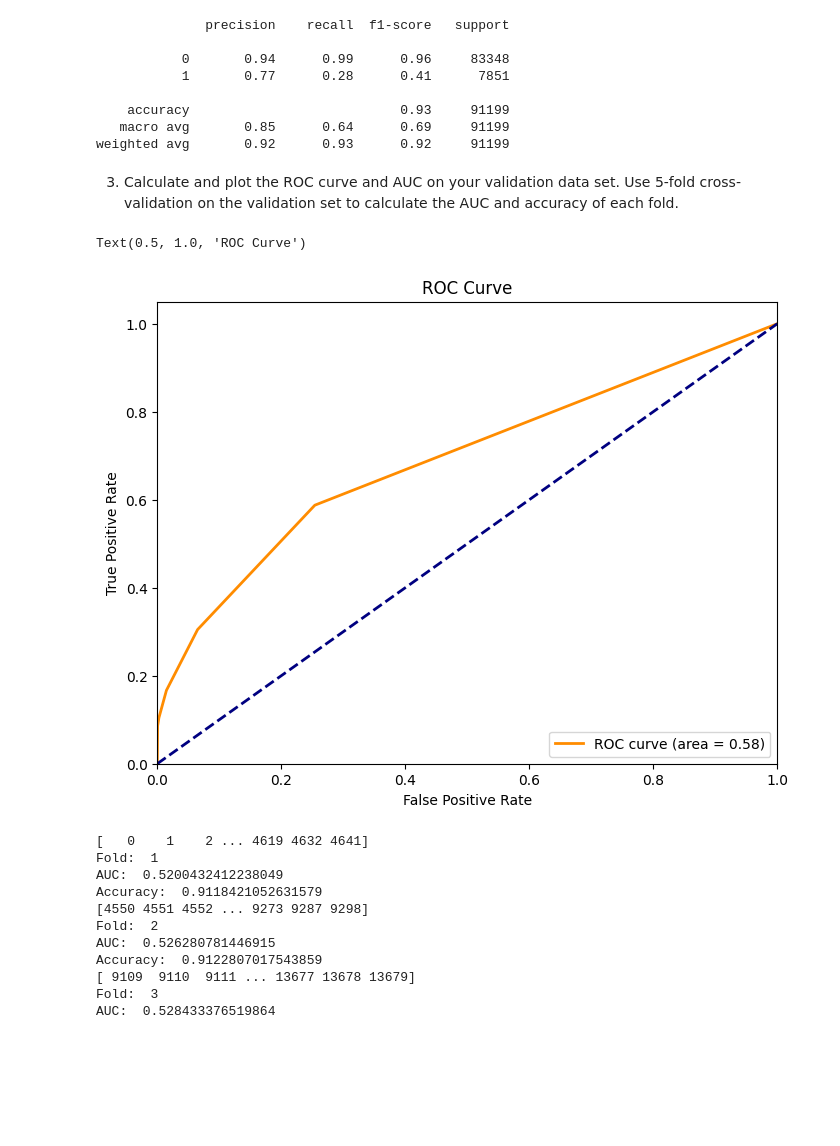
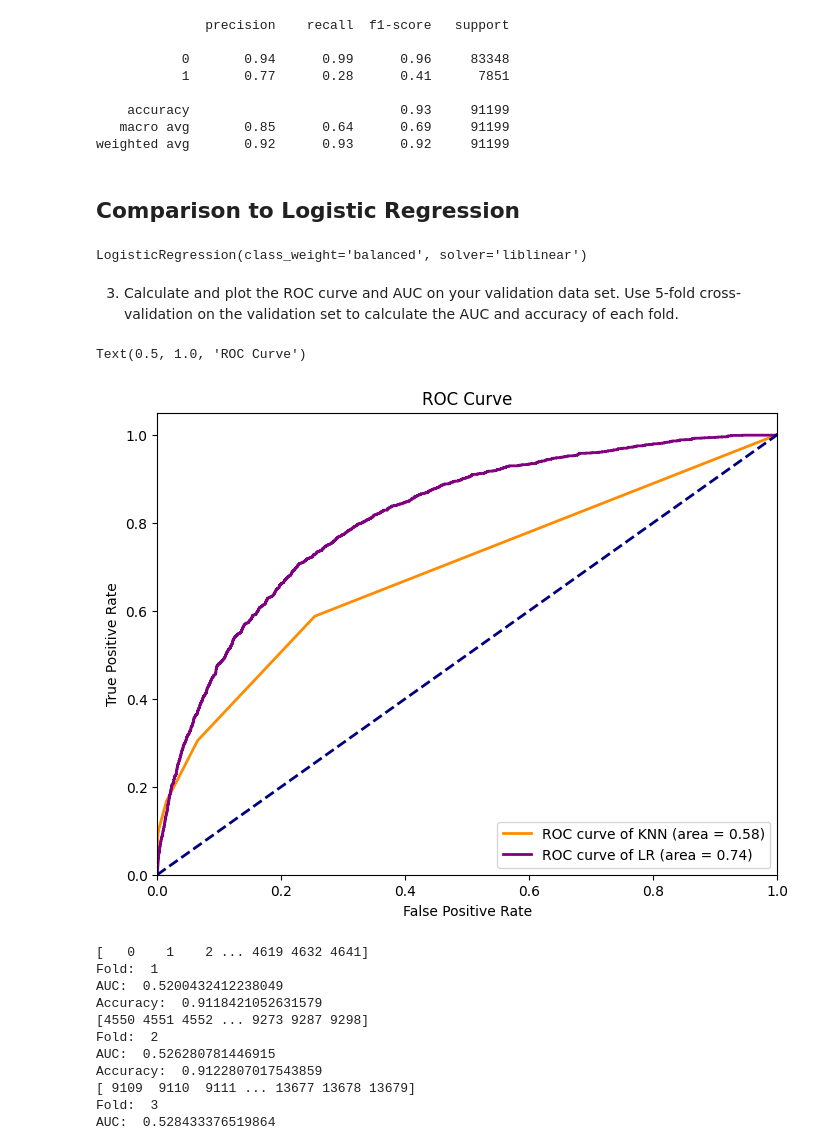
Before and after one commit to rghosh1353/spotify_genre_proj, a Jupyter notebook: Check_in_4_Classification.ipynb, the cells around one changed output. Cells and saved outputs as stored; diff of their text form; code cells hidden in the pictures; blank space fills up the shorter version.

```diff
--- a/Check_in_4_Classification.ipynb
+++ b/Check_in_4_Classification.ipynb
@@ -177,27 +178,38 @@ print(classification_report(y_train, y_pred_train))
     accuracy                           0.93     91199
    macro avg       0.85      0.64      0.69     91199
 weighted avg       0.92      0.93      0.92     91199
+# %% [markdown]
+## Comparison to Logistic Regression
+# %%
+lr_train = LogisticRegression(solver='liblinear', class_weight='balanced')
+lr_train.fit(X_train, y_train)
+# %% [output]
+LogisticRegression(class_weight='balanced', solver='liblinear')
 # %% [markdown]
 3. Calculate and plot the ROC curve and AUC on your validation data set. Use 5-fold cross-validation on the validation set to calculate the AUC and accuracy of each fold.
 # %%
-# Calculating the ROC curve and the AUC score
+# Calculating the ROC curve and the AUC score of Logistic Regression
+y_pred_proba_lr = lr_train.predict_proba(X_test)[:, 1]
+y_pred_lr = lr_train.predict(X_test)
+fpr_lr, tpr_lr, thresholds_lr = roc_curve(y_test, y_pred_proba_lr)
 y_pred_proba = knn.predict_proba(X_test)[:, 1]
 y_pred = knn.predict(X_test)
 fpr, tpr, thresholds = roc_curve(y_test, y_pred_proba)
 # %%
 # Plotting the ROC curve
 plt.figure(figsize=(8, 6))
-plt.plot(fpr, tpr, color='darkorange', lw=2, label='ROC curve (area = %0.2f)' % roc_auc_score(y_test, y_pred))
+plt.plot(fpr, tpr, color='darkorange', lw=2, label='ROC curve of KNN (area = %0.2f)' % roc_auc_score(y_test, y_pred))
+plt.plot(fpr_lr, tpr_lr, color='purple', lw=2, label='ROC curve of LR (area = %0.2f)' % roc_auc_score(y_test, y_pred_lr))
 plt.plot([0, 1], [0, 1], color='navy', lw=2, linestyle='--')
 plt.xlim([0.0, 1.0])
 plt.ylim([0.0, 1.05])
 plt.legend(loc="lower right")
 plt.xlabel('False Positive Rate')
 plt.ylabel('True Positive Rate')
 plt.title('ROC Curve')
 # %% [output]
 Text(0.5, 1.0, 'ROC Curve')
-[figure, old version]
+[figure, new version]
 # %%
 # Using 5-fold cross-validation on the validation set (calculate the AUC and accuracy of each fold)
 X = X_test
```
Also changed, not shown: parts of 1 cell of this notebook.
